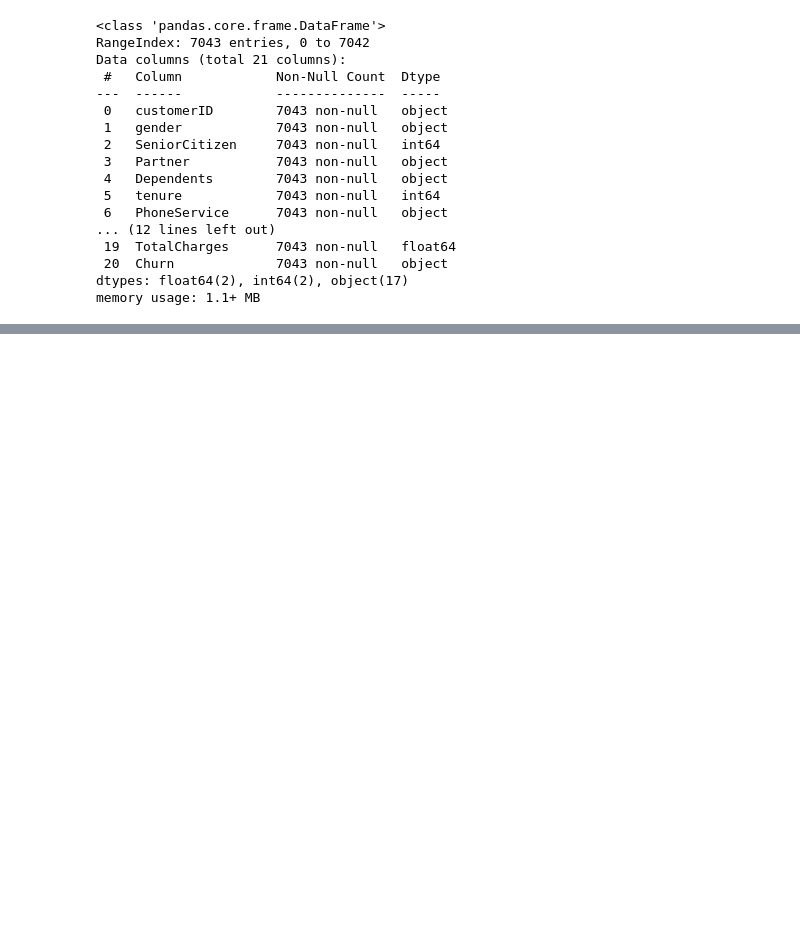
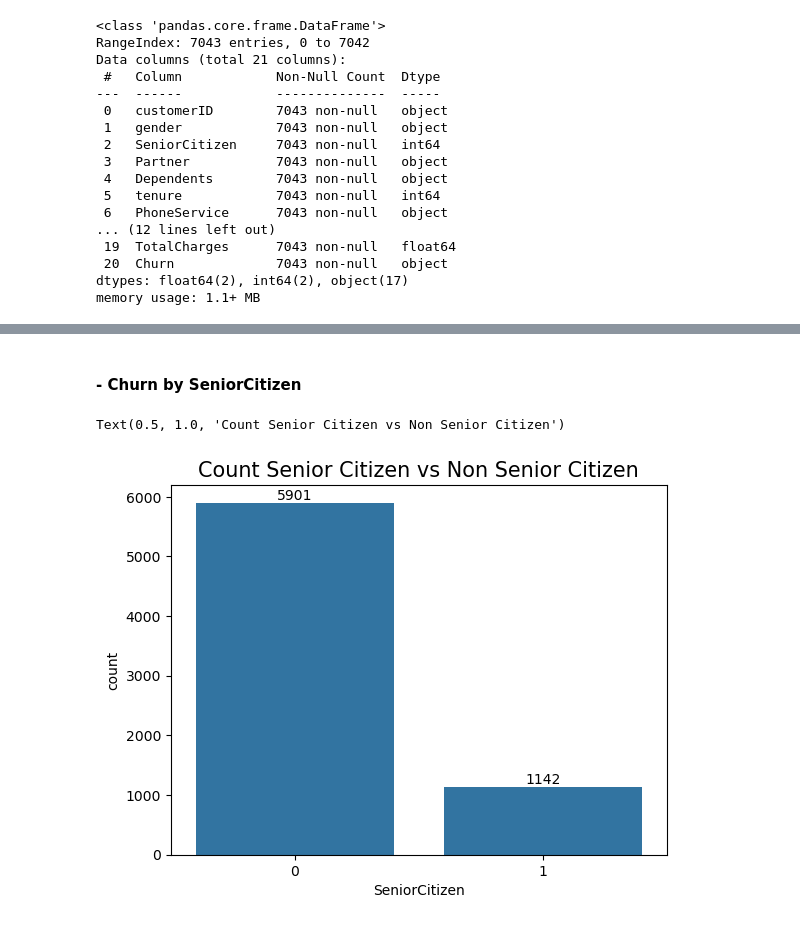
Before and after one commit to arFaisal043/Python_EDA_Project, a Jupyter notebook: Python_EDA_Project.ipynb, the cells around one changed output, grey strips where cells are left out. Saved outputs shown, nothing was run; the diff lists cells and outputs as text; code cells hidden in the pictures; blank space fills up the shorter version.

```diff
--- a/Python_EDA_Project.ipynb
+++ b/Python_EDA_Project.ipynb
@@ -143,0 +211,10 @@ memory usage: 1.1+ MB
+# %% [markdown]
+#### - Churn by SeniorCitizen
+# %%
+x = sns.countplot(x=df['SeniorCitizen'])
+x.bar_label(x.containers[0])
+
+plt.title('Count Senior Citizen vs Non Senior Citizen', fontsize=15)
+# %% [output]
+Text(0.5, 1.0, 'Count Senior Citizen vs Non Senior Citizen')
+[figure, added]
```
Also changed, not shown: parts of 33 cells of this notebook.
